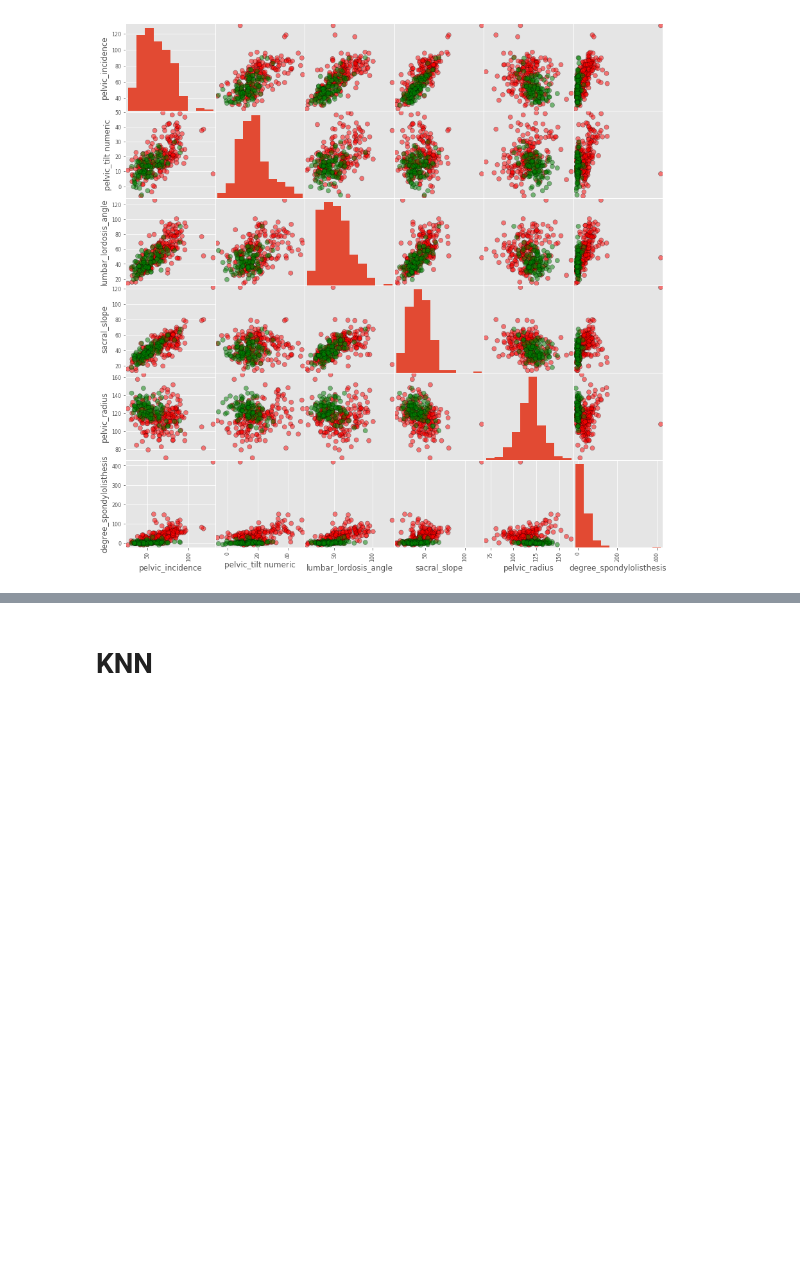
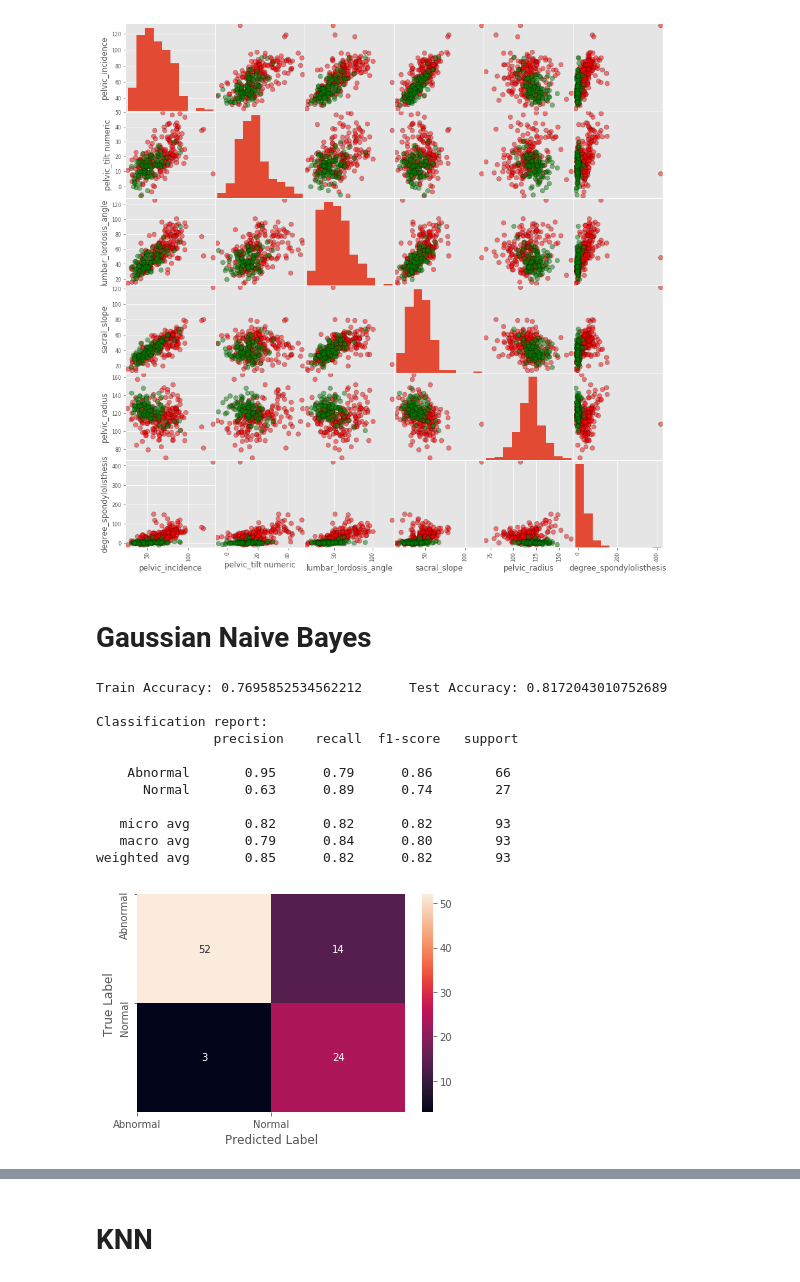
Before and after one commit to RohanAwhad/MachineLearning-DataMiningWareHousing-OrthopedicPatientClassification, a Jupyter notebook: Orthopedic patient classification 2Classes.ipynb, the cells around one changed output, grey strips where cells are left out. Drawn from its saved outputs; the diff is of its cells as text; code cells hidden in the pictures; blank space fills up the shorter version.

```diff
--- a/Orthopedic patient classification 2Classes.ipynb
+++ b/Orthopedic patient classification 2Classes.ipynb
@@ -96,3 +96,24 @@ def fit_n_predict(clf):
     test_acc = clf.score(x_test, y_test)
     print(f'Train Accuracy: {train_acc}\tTest Accuracy: {test_acc}\n')
     return prediction, train_acc, test_acc
+# %% [markdown]
+# Gaussian Naive Bayes
+# %%
+from sklearn.naive_bayes import GaussianNB
+
+gnb = GaussianNB()
+prediction, gnb_train_acc, gnb_test_acc = fit_n_predict(gnb)
+plot_confusion_matrix(prediction)
+# %% [output]
+Train Accuracy: 0.7695852534562212      Test Accuracy: 0.8172043010752689
+
+Classification report:
+               precision    recall  f1-score   support
+
+    Abnormal       0.95      0.79      0.86        66
+      Normal       0.63      0.89      0.74        27
+
+   micro avg       0.82      0.82      0.82        93
+   macro avg       0.79      0.84      0.80        93
+weighted avg       0.85      0.82      0.82        93
+[figure, added]
```
Also changed, not shown: parts of 15 cells of this notebook.
